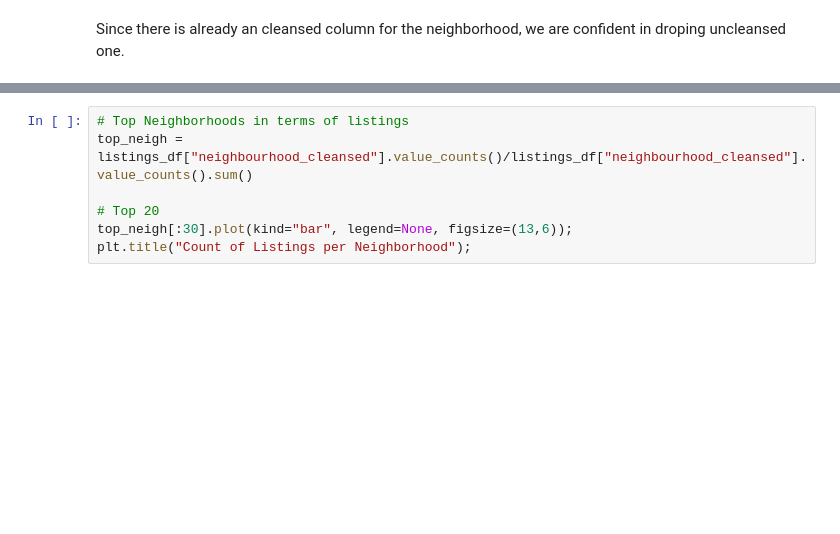
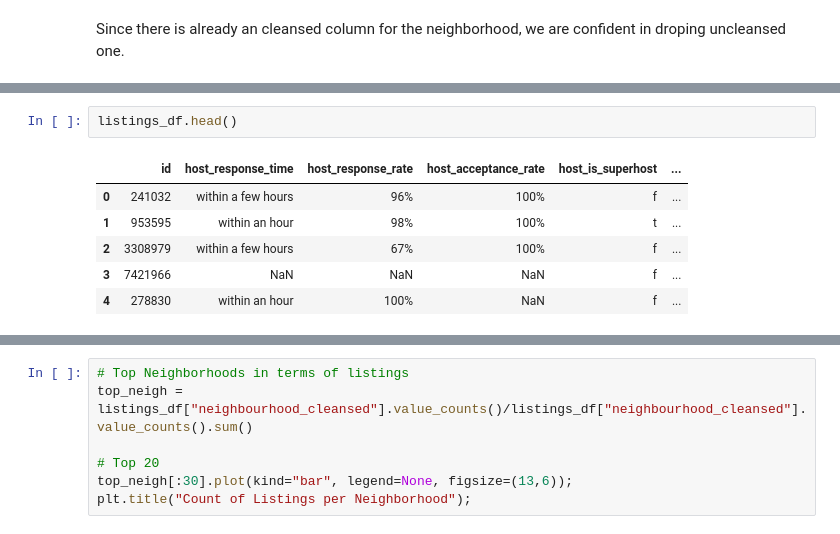
Before and after one commit to bkontonis/Analysing-Seattle-Airbnb-Open-Data, a Jupyter notebook: Seattle Airbnb Data Analysis.ipynb, the cells around one changed output, grey strips where cells are left out. Cells and saved outputs as stored; diff of their text form; blank space fills up the shorter version.

```diff
--- a/Seattle Airbnb Data Analysis.ipynb
+++ b/Seattle Airbnb Data Analysis.ipynb
@@ -107,0 +119,9 @@ pandas.core.series.Series
+# %%
+listings_df.head()
+# %% [output]
+|  | id | host_response_time | host_response_rate | host_acceptance_rate | host_is_superhost | ... |
+| 0 | 241032 | within a few hours | 96% | 100% | f | ... |
+| 1 | 953595 | within an hour | 98% | 100% | t | ... |
+| 2 | 3308979 | within a few hours | 67% | 100% | f | ... |
+| 3 | 7421966 | NaN | NaN | NaN | f | ... |
+| 4 | 278830 | within an hour | 100% | NaN | f | ... |
```
Also changed, not shown: parts of 35 cells of this notebook.
